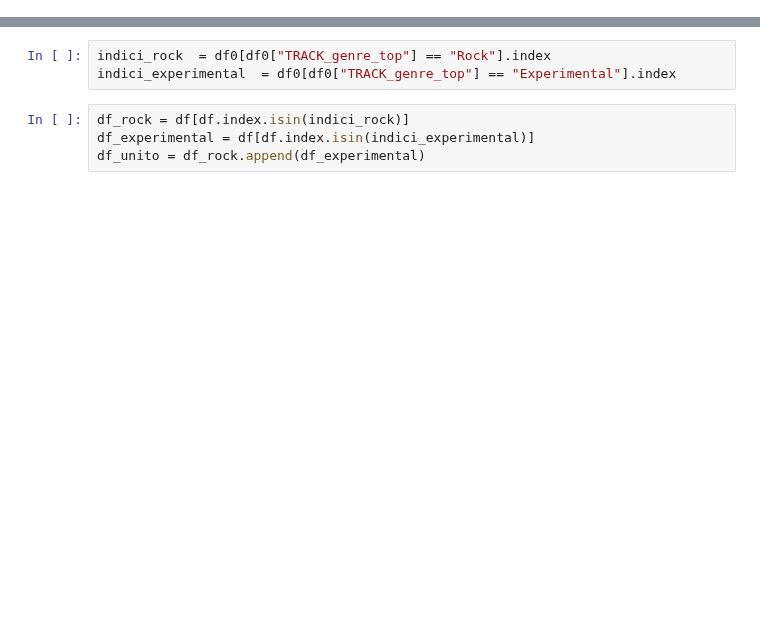
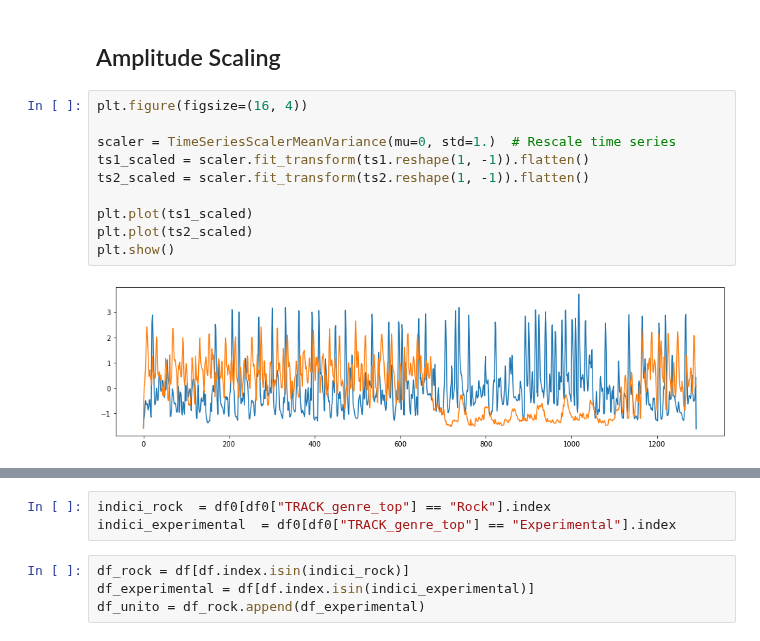
Before and after one commit to cri98li/Data-Mining-2-Project-ts-classification, a Jupyter notebook: Fase 3.ipynb, the cells around one changed output, grey strips where cells are left out. Cells and saved outputs as stored; diff of their text form; blank space fills up the shorter version.

```diff
--- a/Fase 3.ipynb
+++ b/Fase 3.ipynb
@@ -22,0 +40,14 @@ df.head()
+# %% [markdown]
+## Amplitude Scaling
+# %%
+plt.figure(figsize=(16, 4))
+
+scaler = TimeSeriesScalerMeanVariance(mu=0, std=1.)  # Rescale time series
+ts1_scaled = scaler.fit_transform(ts1.reshape(1, -1)).flatten()
+ts2_scaled = scaler.fit_transform(ts2.reshape(1, -1)).flatten()
+
+plt.plot(ts1_scaled)
+plt.plot(ts2_scaled)
+plt.show()
+# %% [output]
+[figure, added]
```
Also changed, not shown: parts of 29 cells of this notebook.
